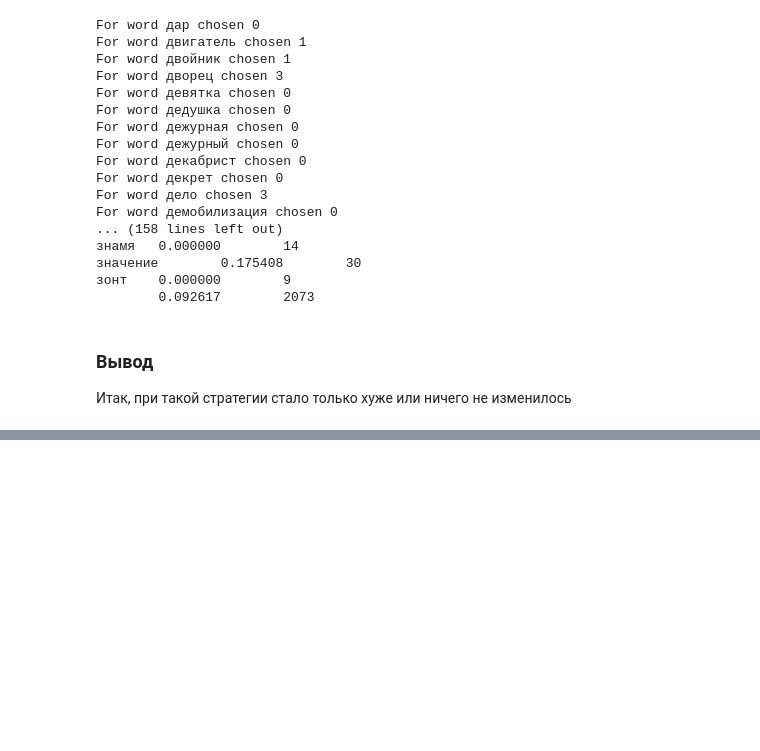
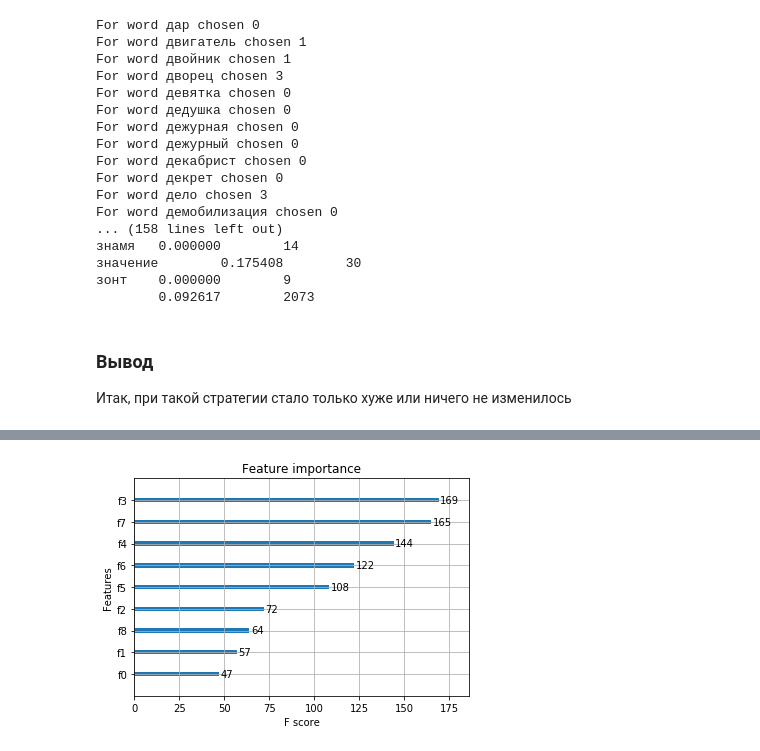
Before and after one commit to fogside/russe_wsi, a Jupyter notebook: notebooks/MixLabels.ipynb, the cells around one changed output, grey strips where cells are left out. Saved outputs shown, nothing was run; the diff lists cells and outputs as text; code cells hidden in the pictures; blank space fills up the shorter version.

```diff
--- a/notebooks/MixLabels.ipynb
+++ b/notebooks/MixLabels.ipynb
@@ -238,0 +358,5 @@ For word демобилизация chosen 0
+# %%
+xgboost.plot_importance(xgbSolver)
+plt.show()
+# %% [output]
+[figure, added]
```
Also changed, not shown: parts of 37 cells of this notebook.
